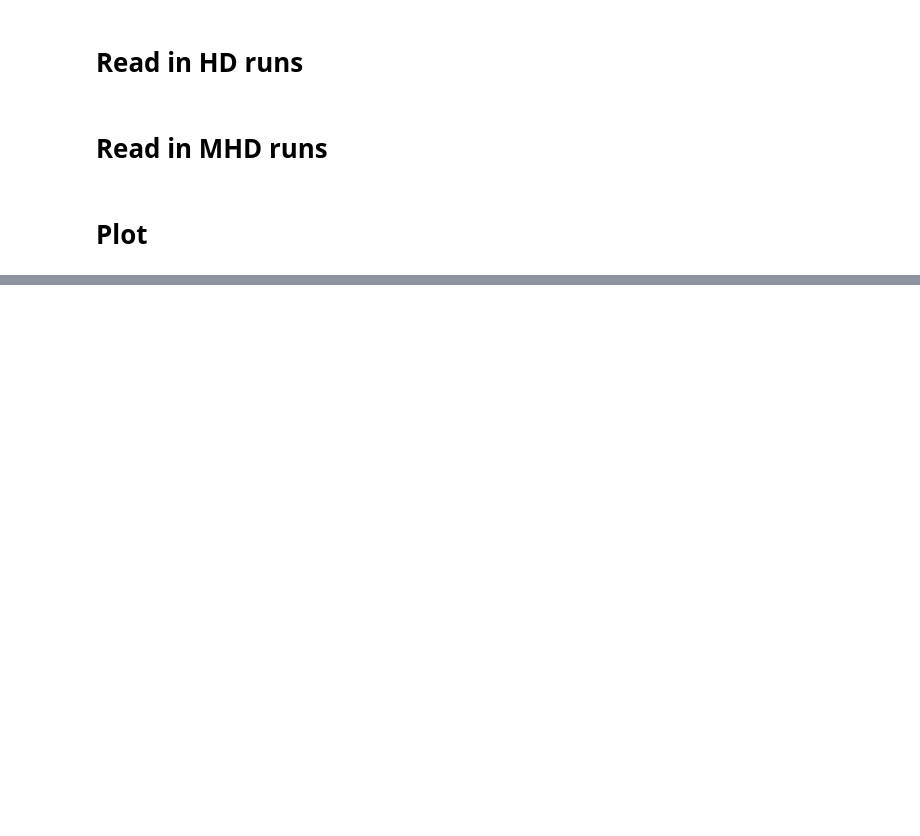
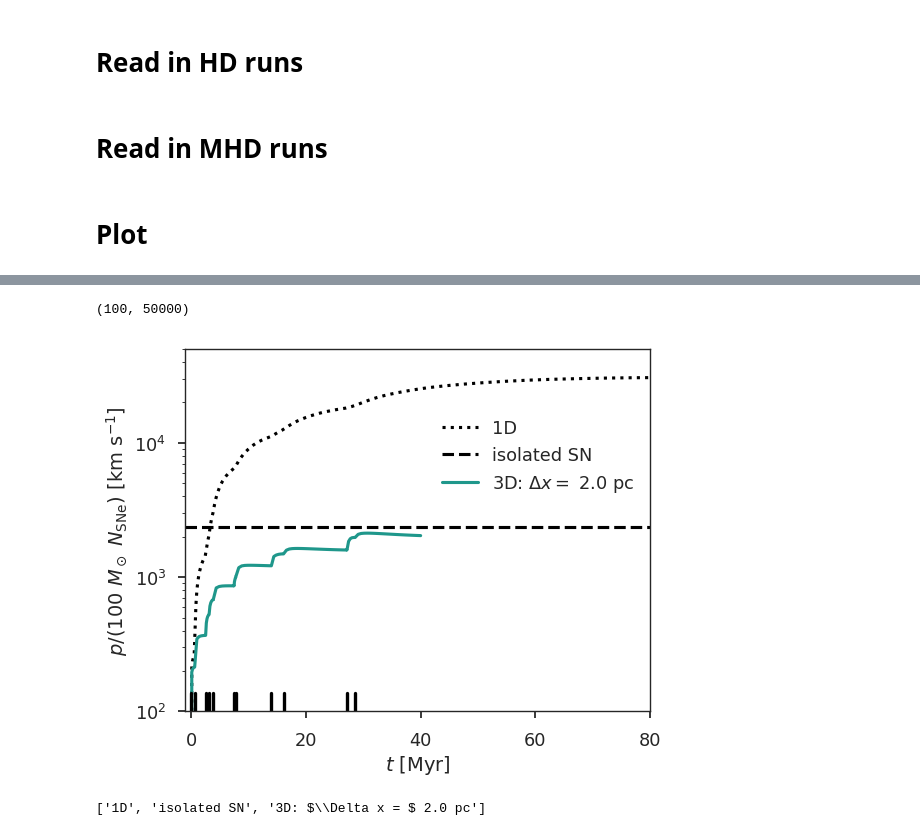
Before and after one commit to egentry/gizmo-clustered-SNe, a Jupyter notebook: scripts/resolution_study.ipynb, the cells around one changed output, grey strips where cells are left out. Drawn from its saved outputs; the diff is of its cells as text; code cells hidden in the pictures; blank space fills up the shorter version.

```diff
--- a/scripts/resolution_study.ipynb
+++ b/scripts/resolution_study.ipynb
@@ -152,0 +254,24 @@ def N_particles_to_color(N_particles, verbose=False):
+# %%
+resolution_study_plotter([200], times_snapshots, radial_momenta,
+                         N_particles_per_side_mhd, times_snapshots_mhd, radial_momenta_mhd,
+                         with_MHD=False,
+                         with_legend=False,
+                        )
+
+plt.axhline(isolated_SN_momentum, linestyle="dashed", color="black", label="isolated SN")
+
+handles, labels = plt.gca().get_legend_handles_labels()
+new_legend_order = [0,2,1]
+plt.legend([handles[i] for i in new_legend_order],
+           [labels[i] for i in new_legend_order],
+           loc="upper right", bbox_to_anchor=(1, 0.85))
+
+plt.xlim(xmax=80)
+plt.ylim(100,50000)
+# %% [output]
+(100, 50000)
+[figure, added]
+# %%
+[labels[i] for i in new_legend_order]
+# %% [output]
+['1D', 'isolated SN', '3D: $\\Delta x = $ 2.0 pc']
```
Also changed, not shown: parts of 26 cells of this notebook, 4 other files.
